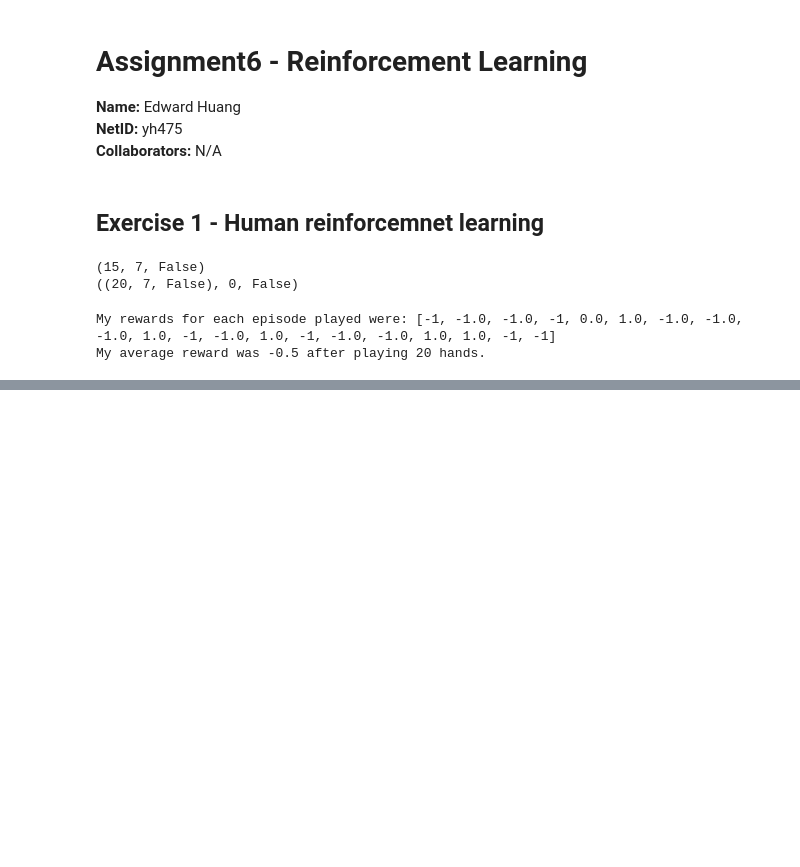
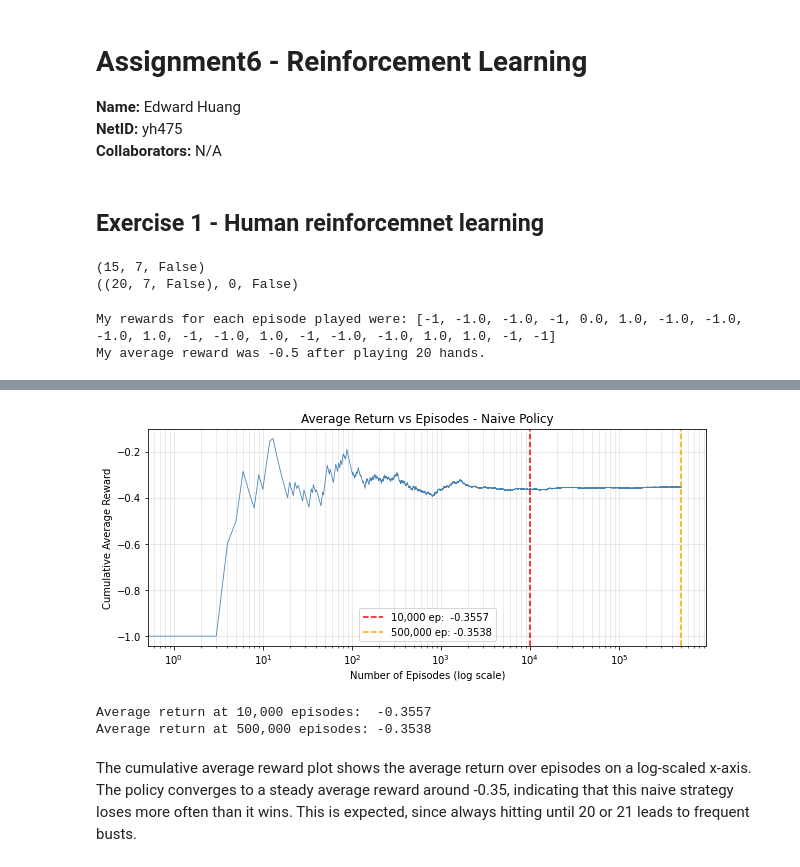
Before and after one commit to edwall201/Machine-Learning-26-Spring, a Jupyter notebook: assign6/assign6.ipynb, the cells around one changed output, grey strips where cells are left out. Saved outputs shown, nothing was run; the diff lists cells and outputs as text; code cells hidden in the pictures; blank space fills up the shorter version.

```diff
--- a/assign6/assign6.ipynb
+++ b/assign6/assign6.ipynb
@@ -171,0 +411,24 @@ My average reward was -0.5 after playing 20 hands.
+# %%
+# 2.2 Cumulative average reward vs episodes (log scale)
+plt.figure(figsize=(10, 4))
+plt.plot(avg_500k, color='steelblue', linewidth=0.8)
+plt.xscale('log')
+plt.xlabel('Number of Episodes (log scale)')
+plt.ylabel('Cumulative Average Reward')
+plt.title('Average Return vs Episodes - Naive Policy')
+plt.axvline(x=10_000,  color='red',    linestyle='--',
+            label=f'10,000 ep:  {avg_10k[-1]:.4f}')
+plt.axvline(x=500_000, color='orange', linestyle='--',
+            label=f'500,000 ep: {avg_500k[-1]:.4f}')
+plt.legend()
+plt.grid(True, which='both', alpha=0.3)
+plt.show()
+
+print(f"Average return at 10,000 episodes:  {avg_10k[-1]:.4f}")
+print(f"Average return at 500,000 episodes: {avg_500k[-1]:.4f}")
+# %% [output]
+[figure, added]
+Average return at 10,000 episodes:  -0.3557
+Average return at 500,000 episodes: -0.3538
+# %% [markdown]
+The cumulative average reward plot shows the average return over episodes on a log-scaled x-axis. The policy converges to a steady average reward around -0.35, indicating that this naive strategy loses more often than it wins. This is expected, since always hitting until 20 or 21 leads to frequent busts.
```
Also changed, not shown: parts of 5 cells of this notebook.
